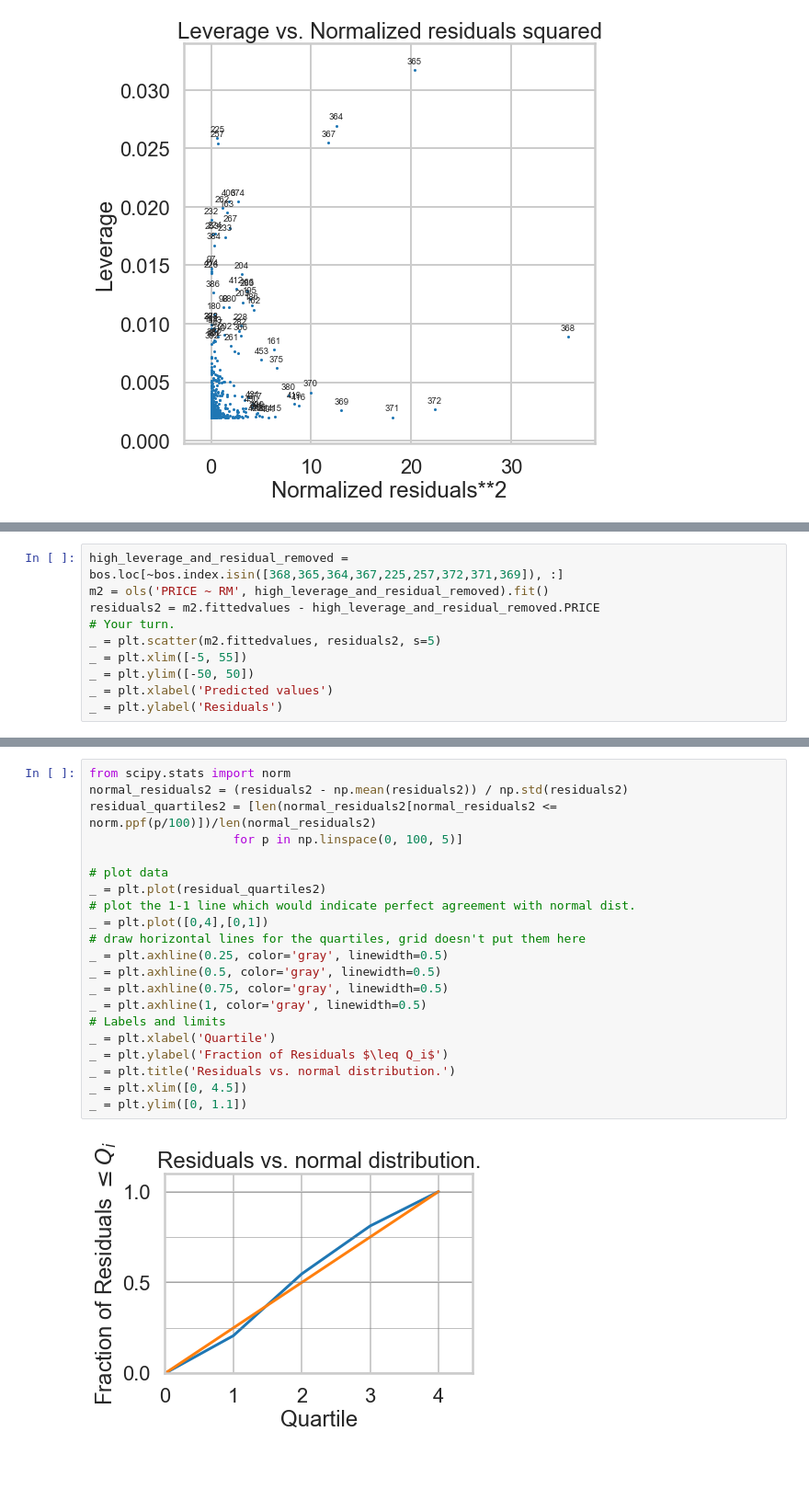
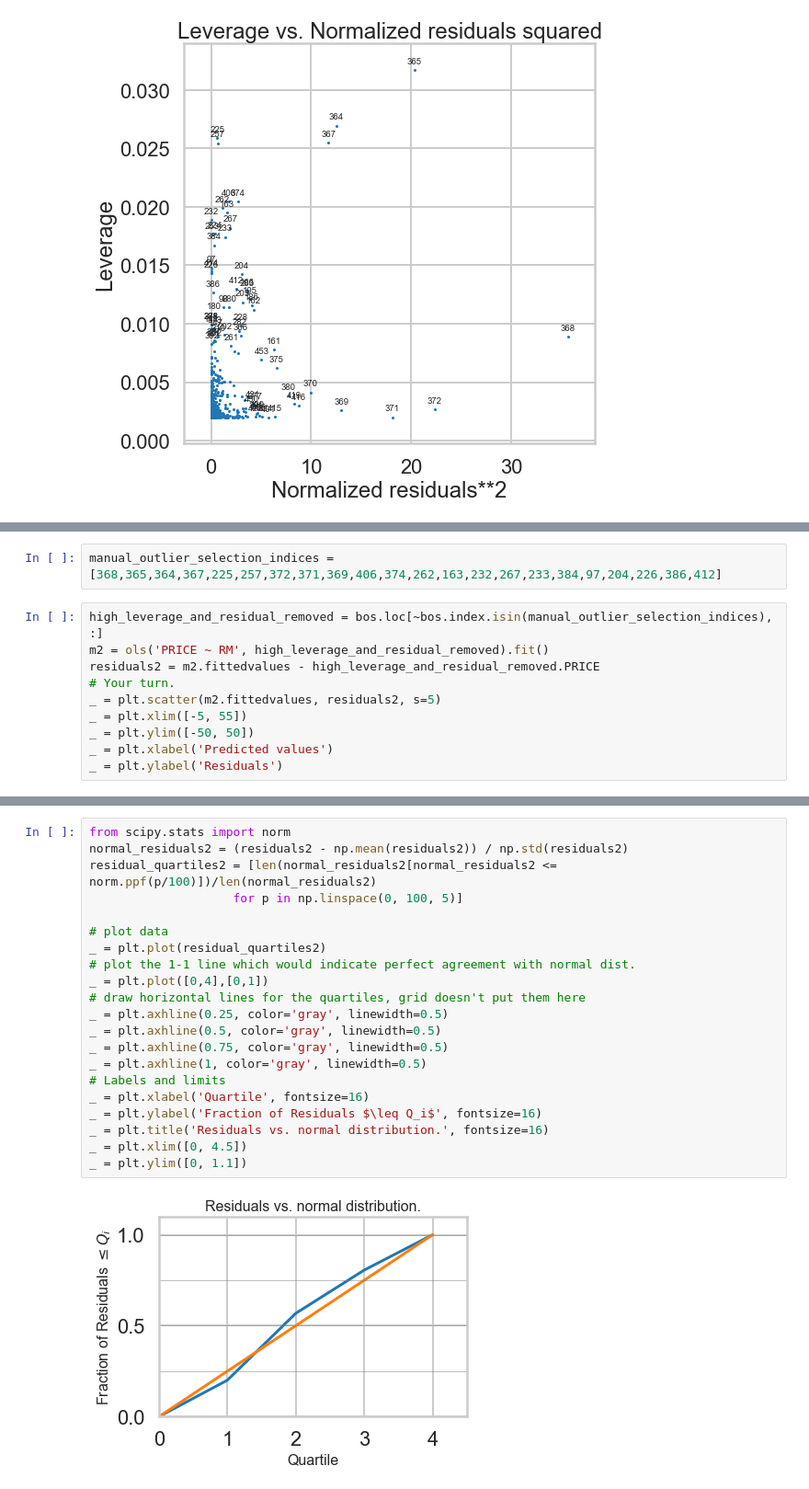
Before and after one commit to mgudorf/datsci, a Jupyter notebook: miniprojects/linear_regression/Mini_Project_Linear_Regression.ipynb, the cells around one changed output, grey strips where cells are left out. Shown at 92% size. Saved outputs shown, nothing was run; the diff lists cells and outputs as text; blank space fills up the shorter version.

```diff
--- a/miniprojects/linear_regression/Mini_Project_Linear_Regression.ipynb
+++ b/miniprojects/linear_regression/Mini_Project_Linear_Regression.ipynb
@@ -1099,5 +1077,7 @@ fig = sm.graphics.plot_leverage_resid2(m, ax=ax, markersize=2)
+# %%
+manual_outlier_selection_indices = [368,365,364,367,225,257,372,371,369,406,374,262,163,232,267,233,384,97,204,226,386,412]
 # %%
-high_leverage_and_residual_removed = bos.loc[~bos.index.isin([368,365,364,367,225,257,372,371,369]), :]
+high_leverage_and_residual_removed = bos.loc[~bos.index.isin(manual_outlier_selection_indices), :]
 m2 = ols('PRICE ~ RM', high_leverage_and_residual_removed).fit()
 residuals2 = m2.fittedvalues - high_leverage_and_residual_removed.PRICE
 # Your turn.
@@ -1111,23 +1091,23 @@ _ = plt.ylabel('Residuals')
 # %%
 from scipy.stats import norm
 normal_residuals2 = (residuals2 - np.mean(residuals2)) / np.std(residuals2)
 residual_quartiles2 = [len(normal_residuals2[normal_residuals2 <= norm.ppf(p/100)])/len(normal_residuals2)
                     for p in np.linspace(0, 100, 5)]
 
 # plot data
 _ = plt.plot(residual_quartiles2)
 # plot the 1-1 line which would indicate perfect agreement with normal dist.
 _ = plt.plot([0,4],[0,1])
 # draw horizontal lines for the quartiles, grid doesn't put them here
 _ = plt.axhline(0.25, color='gray', linewidth=0.5)
 _ = plt.axhline(0.5, color='gray', linewidth=0.5)
 _ = plt.axhline(0.75, color='gray', linewidth=0.5)
 _ = plt.axhline(1, color='gray', linewidth=0.5)
 # Labels and limits
-_ = plt.xlabel('Quartile')
-_ = plt.ylabel('Fraction of Residuals $\leq Q_i$')
-_ = plt.title('Residuals vs. normal distribution.')
+_ = plt.xlabel('Quartile', fontsize=16)
+_ = plt.ylabel('Fraction of Residuals $\leq Q_i$', fontsize=16)
+_ = plt.title('Residuals vs. normal distribution.', fontsize=16)
 _ = plt.xlim([0, 4.5])
 _ = plt.ylim([0, 1.1])
 # %% [output]
-[figure, old version]
+[figure, new version]
```
Also changed, not shown: parts of 35 cells of this notebook, 2 other files.
